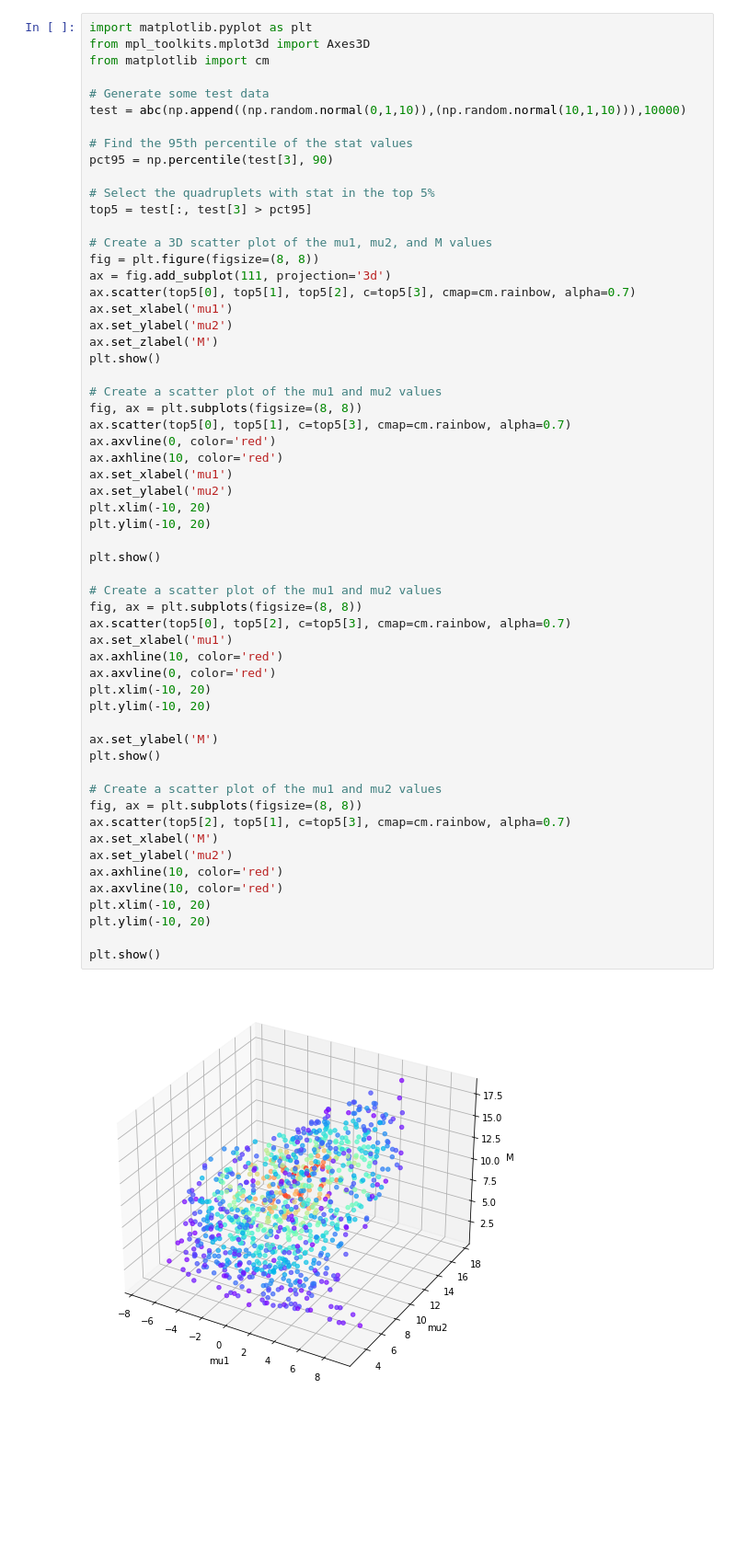
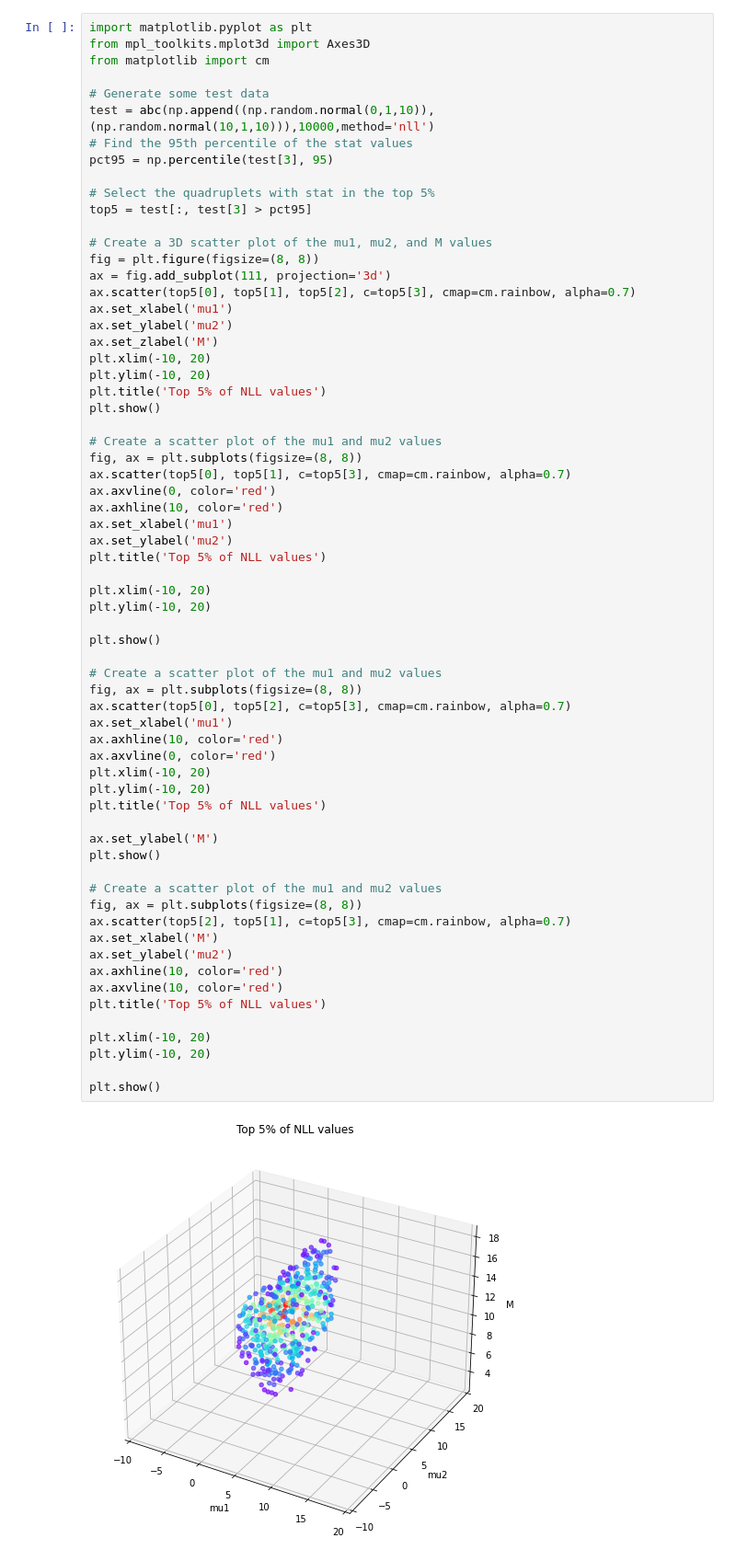
Before and after one commit to Huk-David/APTS_Presentations, a Jupyter notebook: APTS July/APTS.ipynb, the cells around one changed output. Shown at 92% size. Drawn from its saved outputs; the diff is of its cells as text; blank space fills up the shorter version.

```diff
--- a/APTS July/APTS.ipynb
+++ b/APTS July/APTS.ipynb
@@ -109,10 +126,9 @@ from mpl_toolkits.mplot3d import Axes3D
 from matplotlib import cm
 
 # Generate some test data
-test = abc(np.append((np.random.normal(0,1,10)),(np.random.normal(10,1,10))),10000)
-
+test = abc(np.append((np.random.normal(0,1,10)),(np.random.normal(10,1,10))),10000,method='nll')
 # Find the 95th percentile of the stat values
-pct95 = np.percentile(test[3], 90)
+pct95 = np.percentile(test[3], 95)
 
 # Select the quadruplets with stat in the top 5%
 top5 = test[:, test[3] > pct95]
@@ -124,6 +140,9 @@ ax.scatter(top5[0], top5[1], top5[2], c=top5[3], cmap=cm.rainbow, alpha=0.7)
 ax.set_xlabel('mu1')
 ax.set_ylabel('mu2')
 ax.set_zlabel('M')
+plt.xlim(-10, 20)
+plt.ylim(-10, 20)
+plt.title('Top 5% of NLL values')
 plt.show()
 
 # Create a scatter plot of the mu1 and mu2 values
@@ -133,33 +152,38 @@ ax.axvline(0, color='red')
 ax.axhline(10, color='red')
 ax.set_xlabel('mu1')
 ax.set_ylabel('mu2')
+plt.title('Top 5% of NLL values')
+
 plt.xlim(-10, 20)
 plt.ylim(-10, 20)
 
 plt.show()
 
 # Create a scatter plot of the mu1 and mu2 values
 fig, ax = plt.subplots(figsize=(8, 8))
 ax.scatter(top5[0], top5[2], c=top5[3], cmap=cm.rainbow, alpha=0.7)
 ax.set_xlabel('mu1')
 ax.axhline(10, color='red')
 ax.axvline(0, color='red')
 plt.xlim(-10, 20)
 plt.ylim(-10, 20)
+plt.title('Top 5% of NLL values')
 
 ax.set_ylabel('M')
 plt.show()
 
 # Create a scatter plot of the mu1 and mu2 values
 fig, ax = plt.subplots(figsize=(8, 8))
 ax.scatter(top5[2], top5[1], c=top5[3], cmap=cm.rainbow, alpha=0.7)
 ax.set_xlabel('M')
 ax.set_ylabel('mu2')
 ax.axhline(10, color='red')
 ax.axvline(10, color='red')
+plt.title('Top 5% of NLL values')
+
 plt.xlim(-10, 20)
 plt.ylim(-10, 20)
 
 plt.show()
 # %% [output]
-[figure, old version]
+[figure, new version]
```
Also changed, not shown: parts of 14 cells of this notebook.
